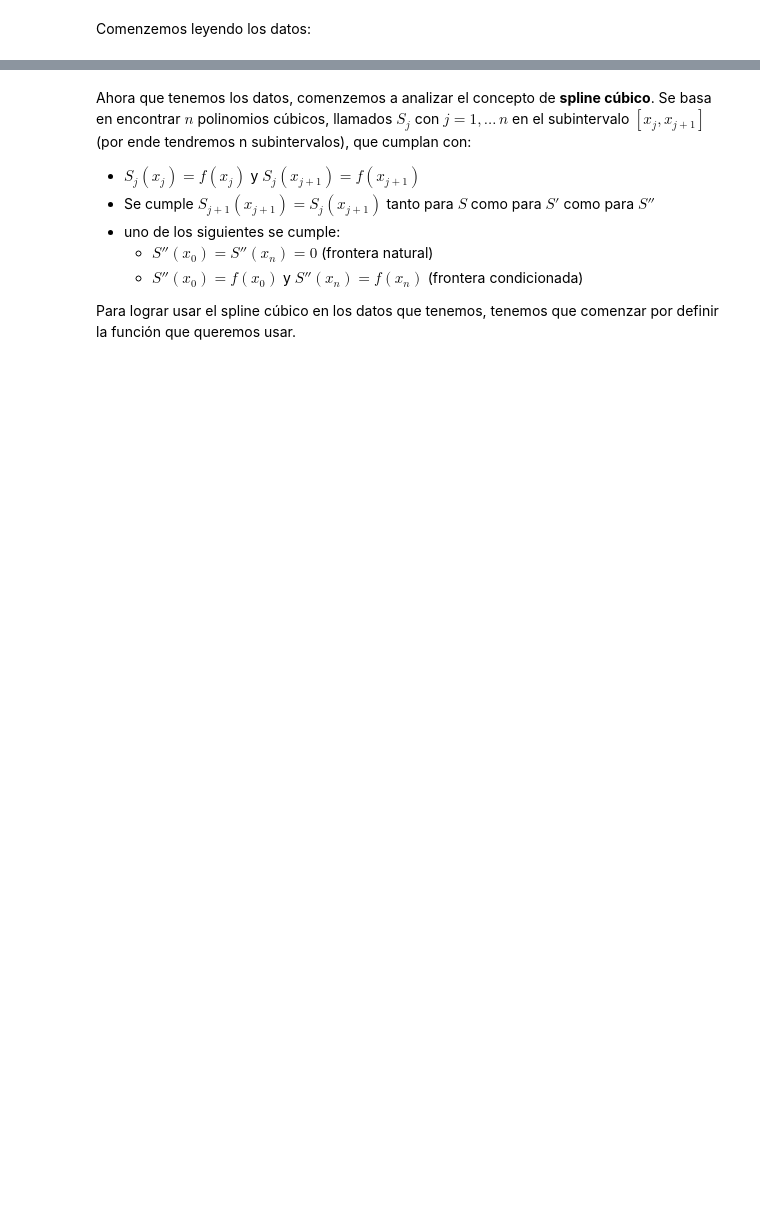
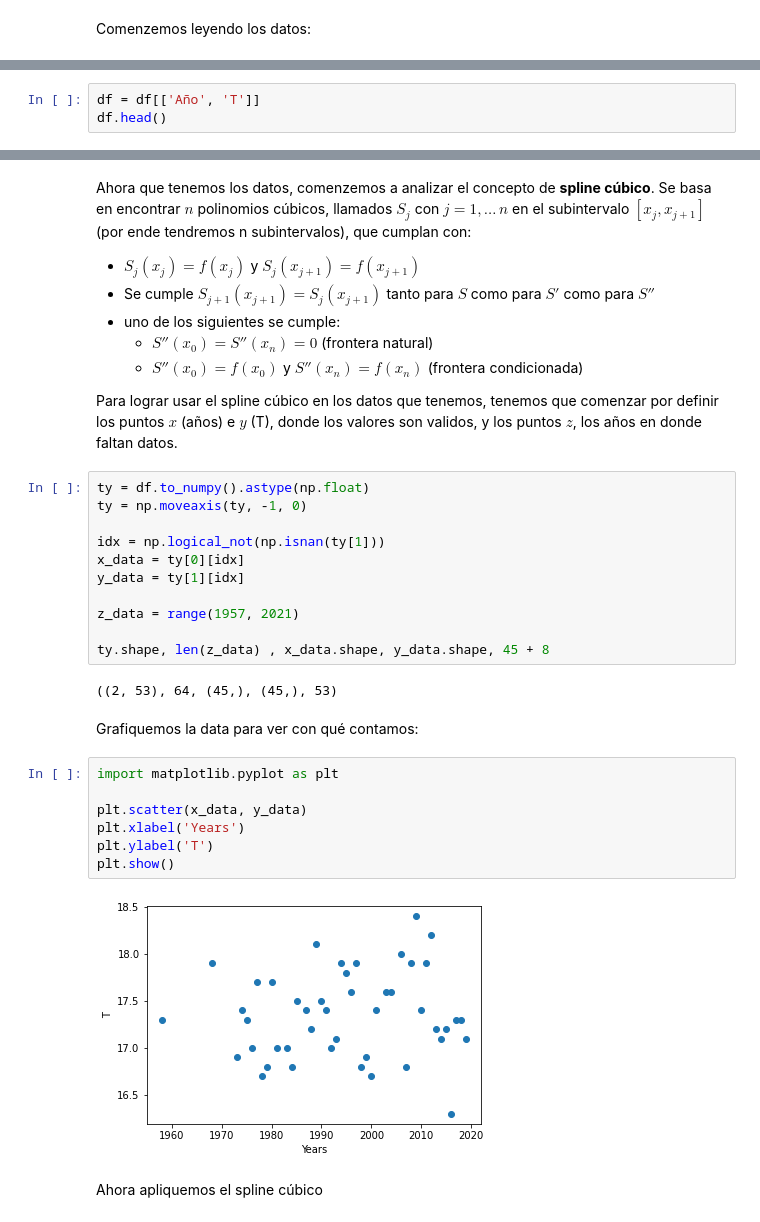
Before and after one commit to rusito-23/anfamaf2020, a Jupyter notebook: Labs/Lab 3/Lab 3.ipynb, the cells around one changed output, grey strips where cells are left out. Cells and saved outputs as stored; diff of their text form; blank space fills up the shorter version.

Commit message:
- comenzando spline cúbico -

```diff
--- a/Labs/Lab 3/Lab 3.ipynb
+++ b/Labs/Lab 3/Lab 3.ipynb
@@ -250,0 +260,3 @@ ref.head()
+# %%
+df = df[['Año', 'T']]
+df.head()
@@ -257,4 +276,30 @@ Ahora que tenemos los datos, comenzemos a analizar el concepto de **spline cúbi
     - $ S''(x_0) = S''(x_n) = 0 $ (frontera natural)
     - $ S''(x_0) = f(x_0) $ y $ S''(x_n) = f(x_n) $ (frontera condicionada)
 
-Para lograr usar el spline cúbico en los datos que tenemos, tenemos que comenzar por definir la función que queremos usar.
+Para lograr usar el spline cúbico en los datos que tenemos, tenemos que comenzar por definir los puntos $ x $ (años) e $ y $ (T), donde los valores son validos, y los puntos $ z $, los años en donde faltan datos.
+# %%
+ty = df.to_numpy().astype(np.float)
+ty = np.moveaxis(ty, -1, 0)
+
+idx = np.logical_not(np.isnan(ty[1]))
+x_data = ty[0][idx]
+y_data = ty[1][idx]
+
+z_data = range(1957, 2021)
+
+ty.shape, len(z_data) , x_data.shape, y_data.shape, 45 + 8
+# %% [output]
+((2, 53), 64, (45,), (45,), 53)
+# %% [markdown]
+Grafiquemos la data para ver con qué contamos:
+# %%
+import matplotlib.pyplot as plt
+
+plt.scatter(x_data, y_data)
+plt.xlabel('Years')
+plt.ylabel('T')
+plt.show()
+# %% [output]
+[figure, added]
+# %% [markdown]
+Ahora apliquemos el spline cúbico
```
Also changed, not shown: parts of 7 cells of this notebook.
